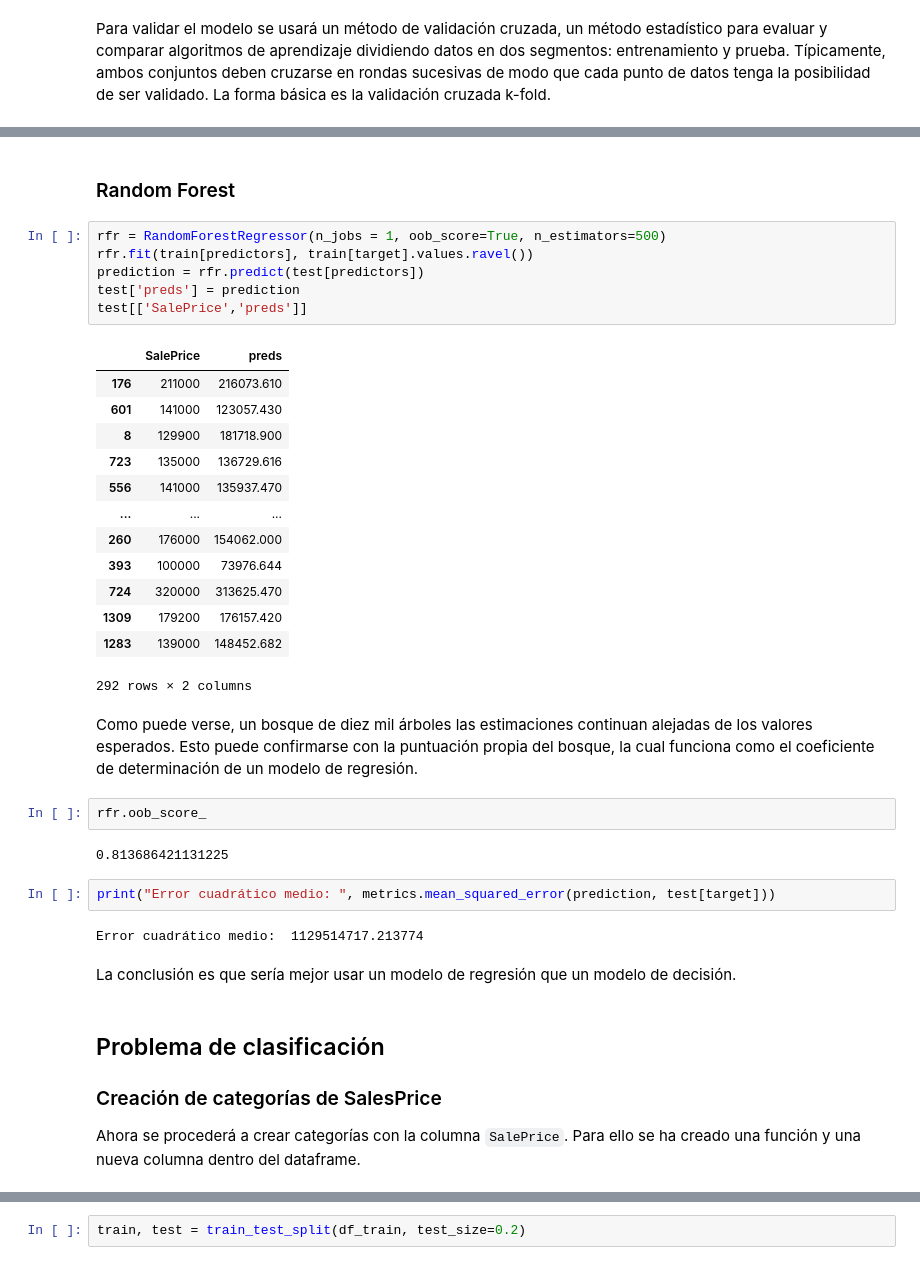
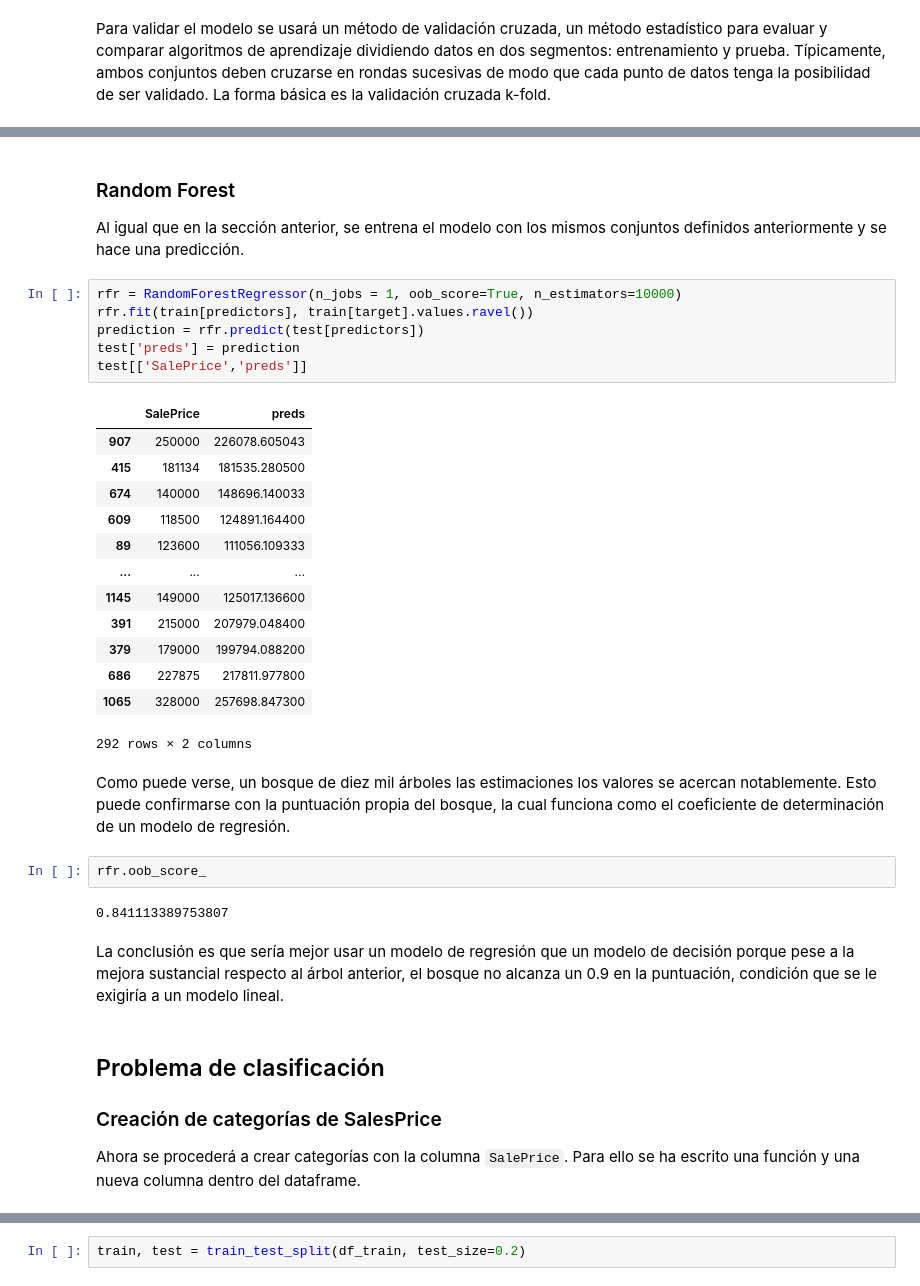
Before and after one commit to genomorro/unir, a Jupyter notebook: main.ipynb, the cells around one changed output, grey strips where cells are left out. Saved outputs shown, nothing was run; the diff lists cells and outputs as text.

```diff
--- a/main.ipynb
+++ b/main.ipynb
@@ -318,39 +322,37 @@ Score para i= 20 :  -1394205808.7223854
 # %% [markdown]
 ### Random Forest
+
+Al igual que en la sección anterior, se entrena el modelo con los mismos conjuntos definidos anteriormente y se hace una predicción.
 # %%
-rfr = RandomForestRegressor(n_jobs = 1, oob_score=True, n_estimators=500)
+rfr = RandomForestRegressor(n_jobs = 1, oob_score=True, n_estimators=10000)
 rfr.fit(train[predictors], train[target].values.ravel())
 prediction = rfr.predict(test[predictors])
 test['preds'] = prediction
 test[['SalePrice','preds']]
 # %% [output]
 |  | SalePrice | preds |
-| 176 | 211000 | 216073.610 |
-| 601 | 141000 | 123057.430 |
-| 8 | 129900 | 181718.900 |
-| 723 | 135000 | 136729.616 |
-| 556 | 141000 | 135937.470 |
+| 907 | 250000 | 226078.605043 |
+| 415 | 181134 | 181535.280500 |
+| 674 | 140000 | 148696.140033 |
+| 609 | 118500 | 124891.164400 |
+| 89 | 123600 | 111056.109333 |
 | ... | ... | ... |
-| 260 | 176000 | 154062.000 |
-| 393 | 100000 | 73976.644 |
-| 724 | 320000 | 313625.470 |
-| 1309 | 179200 | 176157.420 |
-| 1283 | 139000 | 148452.682 |
+| 1145 | 149000 | 125017.136600 |
+| 391 | 215000 | 207979.048400 |
+| 379 | 179000 | 199794.088200 |
+| 686 | 227875 | 217811.977800 |
+| 1065 | 328000 | 257698.847300 |
 292 rows × 2 columns
 # %% [markdown]
-Como puede verse, un bosque de diez mil árboles las estimaciones continuan alejadas de los valores esperados. Esto puede confirmarse con la puntuación propia del bosque, la cual funciona como el coeficiente de determinación de un modelo de regresión.
+Como puede verse, un bosque de diez mil árboles las estimaciones los valores se acercan notablemente. Esto puede confirmarse con la puntuación propia del bosque, la cual funciona como el coeficiente de determinación de un modelo de regresión.
 # %%
 rfr.oob_score_
 # %% [output]
-0.813686421131225
+0.841113389753807
-# %%
-print("Error cuadrático medio: ", metrics.mean_squared_error(prediction, test[target]))
-# %% [output]
-Error cuadrático medio:  1129514717.213774
 # %% [markdown]
-La conclusión es que sería mejor usar un modelo de regresión que un modelo de decisión.
+La conclusión es que sería mejor usar un modelo de regresión que un modelo de decisión porque pese a la mejora sustancial respecto al árbol anterior, el bosque no alcanza un 0.9 en la puntuación, condición que se le exigiría a un modelo lineal.
 # %% [markdown]
 ## Problema de clasificación
 ### Creación de categorías de SalesPrice
 
-Ahora se procederá a crear categorías con la columna `SalePrice`. Para ello se ha creado una función y una nueva columna dentro del dataframe.
+Ahora se procederá a crear categorías con la columna `SalePrice`. Para ello se ha escrito una función y una nueva columna dentro del dataframe.
```
Also changed, not shown: parts of 38 cells of this notebook, 2 other files.
